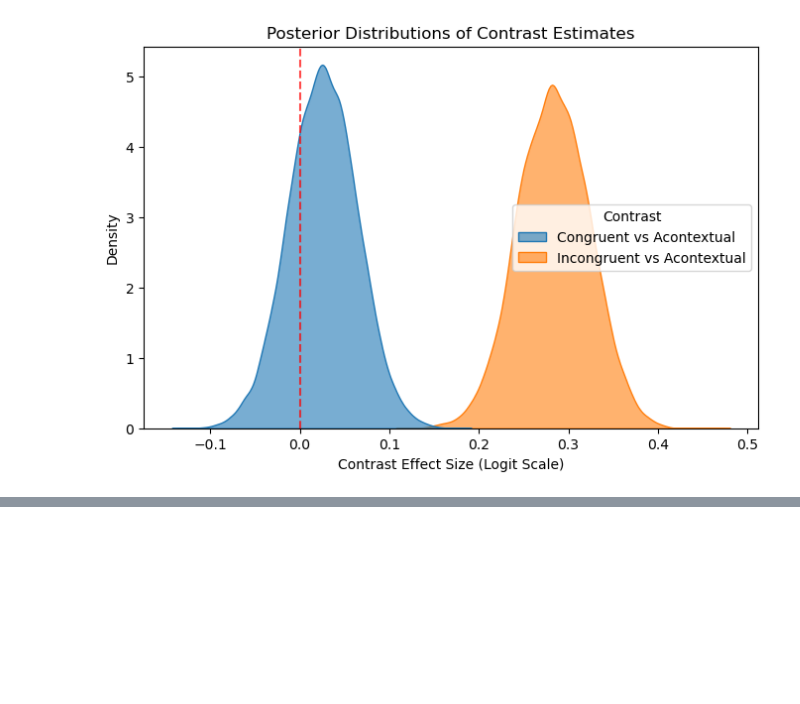
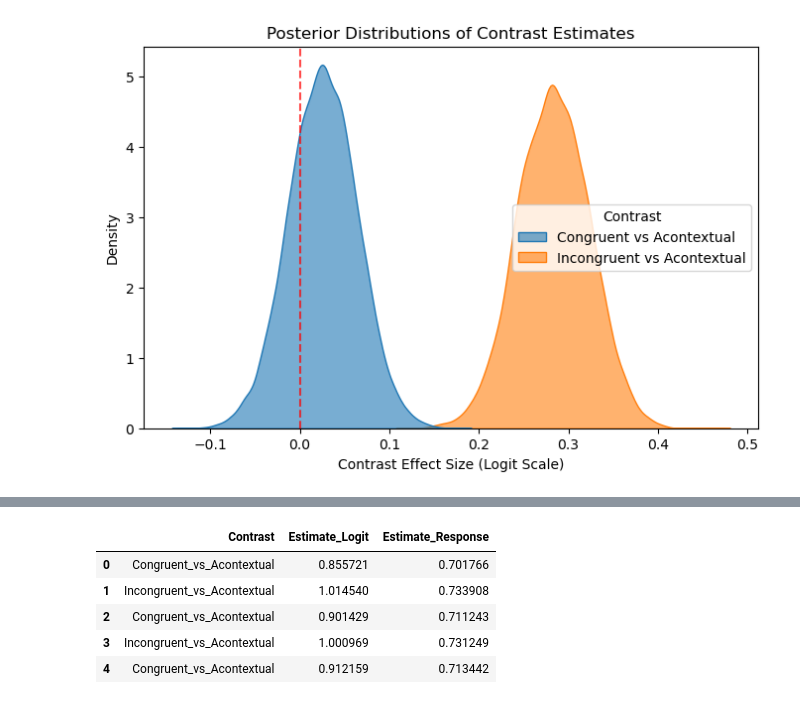
Before and after one commit to tracysanchez/Human_Agents_Impact_Nav, a Jupyter notebook: Exp2/Entropy/Entropy_Prediction_Figure.ipynb, the cells around one changed output, grey strips where cells are left out. Cells and saved outputs as stored; diff of their text form; code cells hidden in the pictures; blank space fills up the shorter version.

```diff
--- a/Exp2/Entropy/Entropy_Prediction_Figure.ipynb
+++ b/Exp2/Entropy/Entropy_Prediction_Figure.ipynb
@@ -156,3 +156,12 @@ print(summary_stats)
+# %%
+contrast_data.head()
+# %% [output]
+|  | Contrast | Estimate_Logit | Estimate_Response |
+| 0 | Congruent_vs_Acontextual | 0.855721 | 0.701766 |
+| 1 | Incongruent_vs_Acontextual | 1.014540 | 0.733908 |
+| 2 | Congruent_vs_Acontextual | 0.901429 | 0.711243 |
+| 3 | Incongruent_vs_Acontextual | 1.000969 | 0.731249 |
+| 4 | Congruent_vs_Acontextual | 0.912159 | 0.713442 |
 # %%
 # Set up the ridge plot for posterior distributions
 plt.figure(figsize=(8, 5))
```
Also changed, not shown: parts of 12 cells of this notebook, 36 other files.
